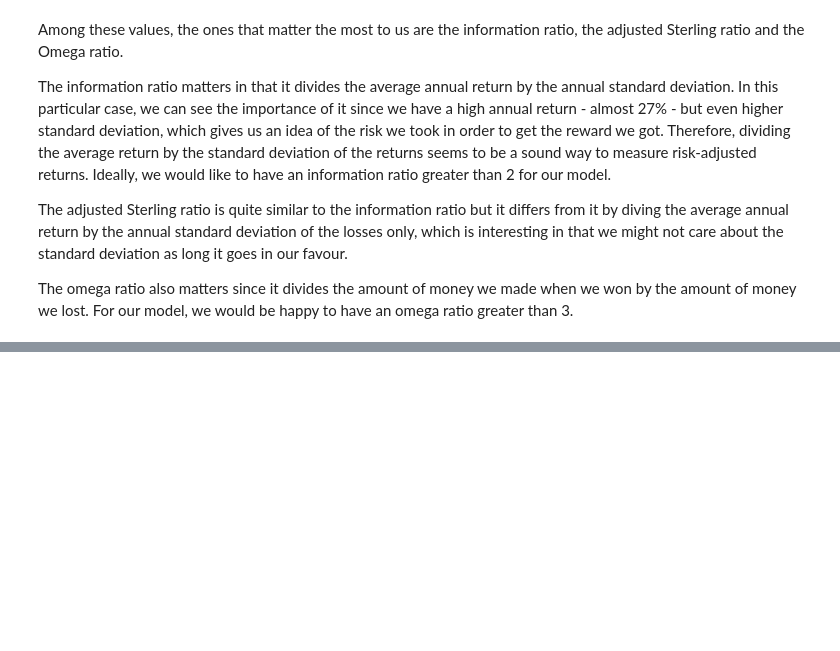
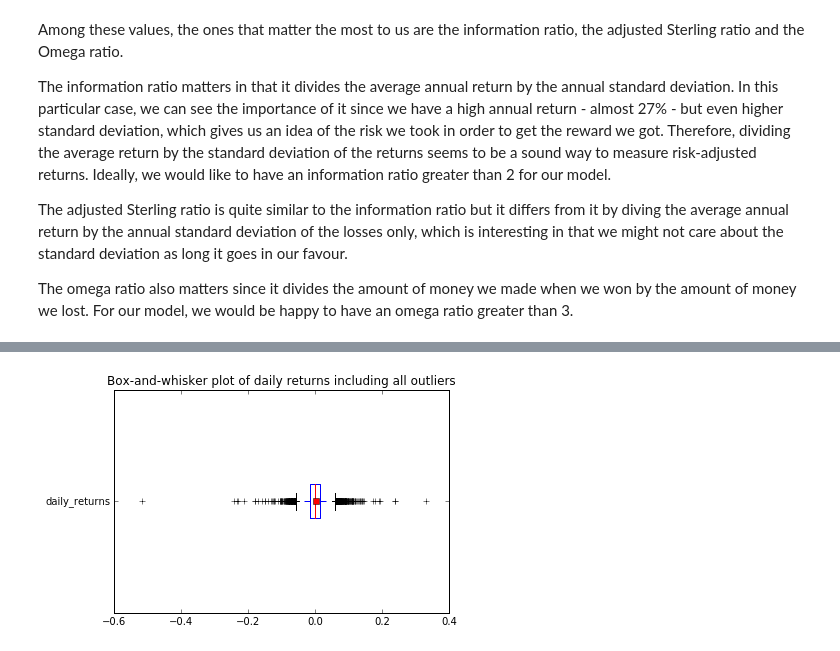
Before and after one commit to DannyZuko/machine-learning, a Jupyter notebook: projects/capstone/report.ipynb, the cells around one changed output, grey strips where cells are left out. Saved outputs shown, nothing was run; the diff lists cells and outputs as text; code cells hidden in the pictures; blank space fills up the shorter version.

```diff
--- a/projects/capstone/report.ipynb
+++ b/projects/capstone/report.ipynb
@@ -402,0 +454,9 @@ The omega ratio also matters since it divides the amount of money we made when w
+# %%
+plt.boxplot(data['daily_returns'].dropna().values,
+            vert=False,
+            labels=['daily_returns'],
+            showmeans=True)
+plt.title('Box-and-whisker plot of daily returns including all outliers')
+plt.show()
+# %% [output]
+[figure, added]
```
Also changed, not shown: parts of 13 cells of this notebook, 1 other file.
